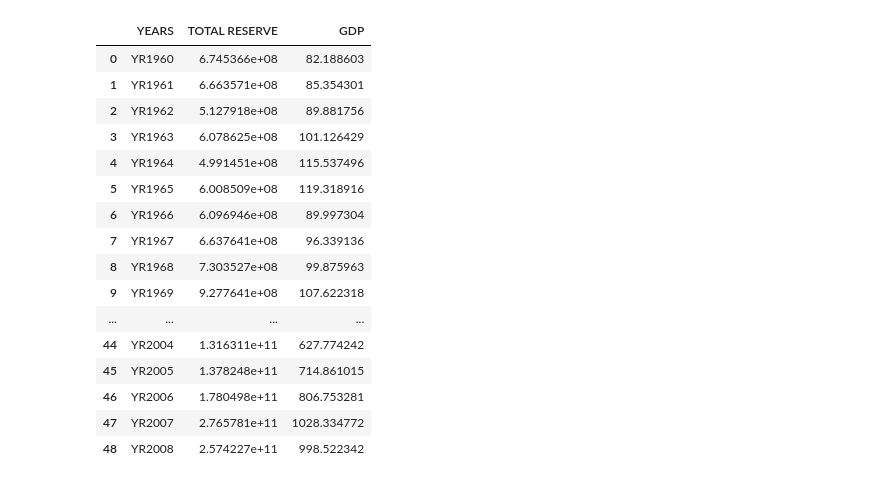
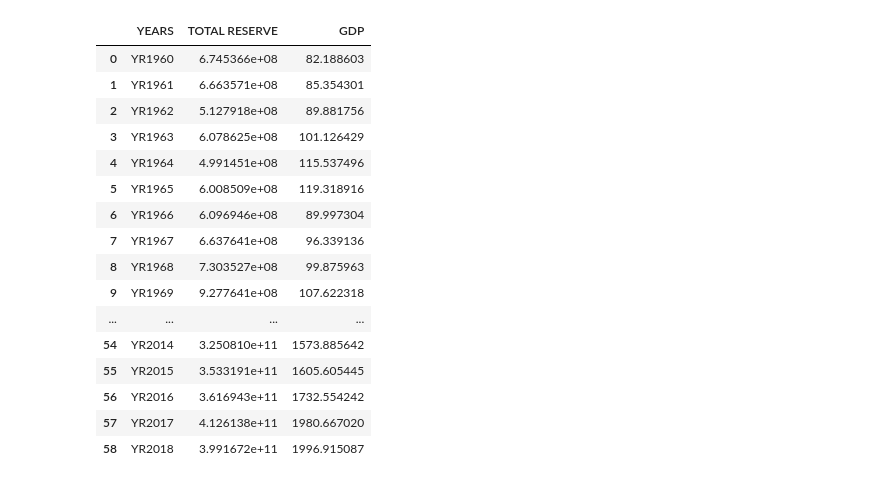
Before and after one commit to David-Ade-Creator/cluster-data, a Jupyter notebook: fitting.ipynb, the cells around one changed output. Cells and saved outputs as stored; diff of their text form; code cells hidden in the pictures.

```diff
--- a/fitting.ipynb
+++ b/fitting.ipynb
@@ -18,29 +18,29 @@ def logistics(t, scale, growth, t0):
     f = scale / (1.0 + np.exp(-growth * (t - t0)))
     return f
 # %%
-raw_df  = wb.data.DataFrame(['FI.RES.TOTL.CD','NY.GDP.PCAP.CD'], ['IND'], time=range(1900, 2009))
+raw_df  = wb.data.DataFrame(['FI.RES.TOTL.CD','NY.GDP.PCAP.CD'], ['IND'], time=range(1900, 2019))
 raw_df = raw_df.transpose()
 raw_df = raw_df.reset_index()
 df = raw_df.set_axis(['YEARS','TOTAL RESERVE','GDP'],axis=1)
 df
 # %% [output]
 |  | YEARS | TOTAL RESERVE | GDP |
 | 0 | YR1960 | 6.745366e+08 | 82.188603 |
 | 1 | YR1961 | 6.663571e+08 | 85.354301 |
 | 2 | YR1962 | 5.127918e+08 | 89.881756 |
 | 3 | YR1963 | 6.078625e+08 | 101.126429 |
 | 4 | YR1964 | 4.991451e+08 | 115.537496 |
 | 5 | YR1965 | 6.008509e+08 | 119.318916 |
 | 6 | YR1966 | 6.096946e+08 | 89.997304 |
 | 7 | YR1967 | 6.637641e+08 | 96.339136 |
 | 8 | YR1968 | 7.303527e+08 | 99.875963 |
 | 9 | YR1969 | 9.277641e+08 | 107.622318 |
 | ... | ... | ... | ... |
-| 44 | YR2004 | 1.316311e+11 | 627.774242 |
-| 45 | YR2005 | 1.378248e+11 | 714.861015 |
-| 46 | YR2006 | 1.780498e+11 | 806.753281 |
-| 47 | YR2007 | 2.765781e+11 | 1028.334772 |
-| 48 | YR2008 | 2.574227e+11 | 998.522342 |
+| 54 | YR2014 | 3.250810e+11 | 1573.885642 |
+| 55 | YR2015 | 3.533191e+11 | 1605.605445 |
+| 56 | YR2016 | 3.616943e+11 | 1732.554242 |
+| 57 | YR2017 | 4.126138e+11 | 1980.667020 |
+| 58 | YR2018 | 3.991672e+11 | 1996.915087 |
 # %%
 df['YEARS'] = [int(x[2:]) for x in df['YEARS']]
 # %%
```
Also changed, not shown: parts of 8 cells of this notebook, 1 other file.
